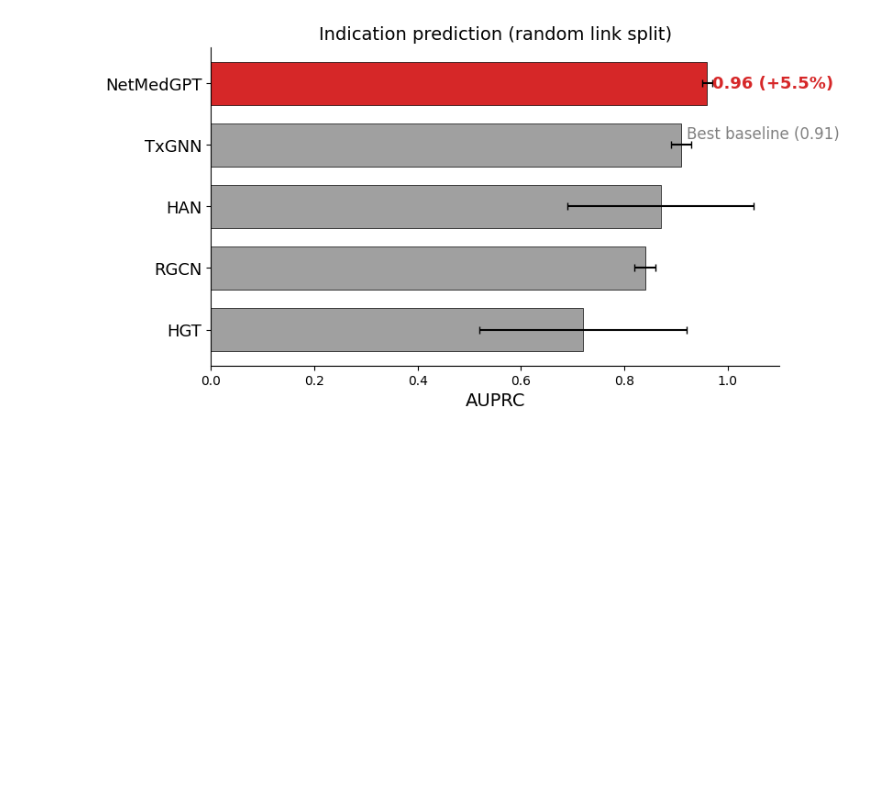
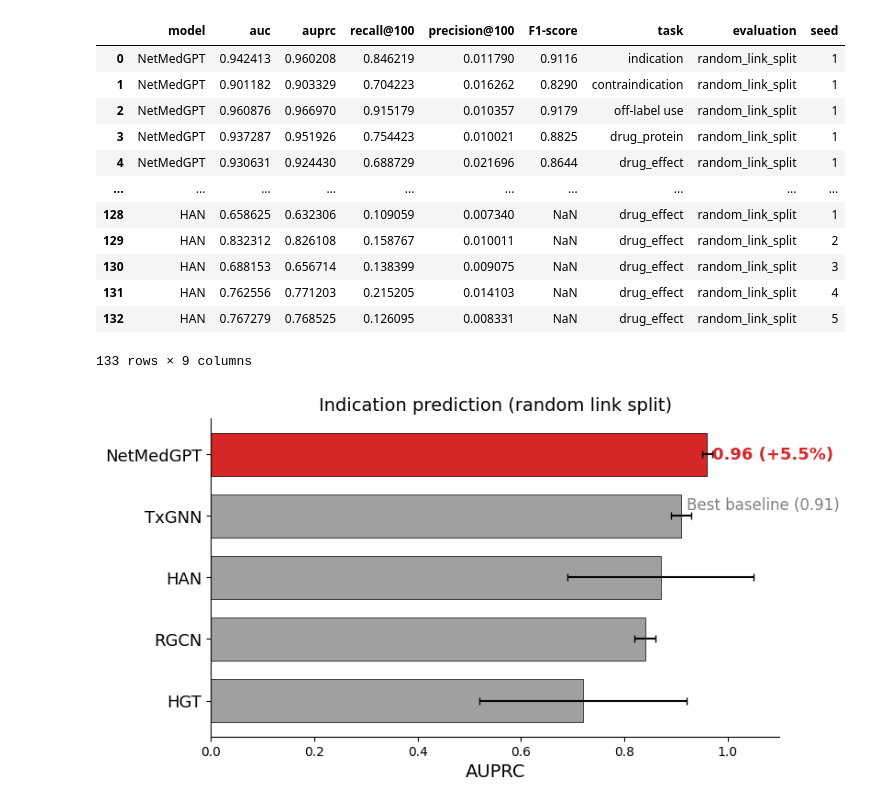
Before and after one commit to faren-f/NetMedGPT, a Jupyter notebook: reproduce_plots/reproduce_plots.ipynb, the cells around one changed output. Cells and saved outputs as stored; diff of their text form; code cells hidden in the pictures; blank space fills up the shorter version.

```diff
--- a/reproduce_plots/reproduce_plots.ipynb
+++ b/reproduce_plots/reproduce_plots.ipynb
@@ -6,7 +8,21 @@ import matplotlib.pyplot as plt
 # %%
-data_dir = "/home/bbc8731/NetMedGPT/reproduce_plots/results/"
-mfahgn_dir = "/home/bbc8731/MFAHGN/MFAHGN/ADR_comparison/results/netmedgpt_results.json"
-graphformerdti_dir = "/home/bbc8731/GraphormerDTI/comparison_results/MFAHGN/ADR_comparison/results/netmedgpt_results.json"
+data_dir = "../reproduce_plots/results/"
+all_results = pd.read_csv(os.path.join(data_dir, "all_results.csv"))
+all_results
+# %% [output]
+|  | model | auc | auprc | recall@100 | precision@100 | F1-score | task | evaluation | seed |
+| 0 | NetMedGPT | 0.942413 | 0.960208 | 0.846219 | 0.011790 | 0.9116 | indication | random_link_split | 1 |
+| 1 | NetMedGPT | 0.901182 | 0.903329 | 0.704223 | 0.016262 | 0.8290 | contraindication | random_link_split | 1 |
+| 2 | NetMedGPT | 0.960876 | 0.966970 | 0.915179 | 0.010357 | 0.9179 | off-label use | random_link_split | 1 |
+| 3 | NetMedGPT | 0.937287 | 0.951926 | 0.754423 | 0.010021 | 0.8825 | drug_protein | random_link_split | 1 |
+| 4 | NetMedGPT | 0.930631 | 0.924430 | 0.688729 | 0.021696 | 0.8644 | drug_effect | random_link_split | 1 |
+| ... | ... | ... | ... | ... | ... | ... | ... | ... | ... |
+| 128 | HAN | 0.658625 | 0.632306 | 0.109059 | 0.007340 | NaN | drug_effect | random_link_split | 1 |
+| 129 | HAN | 0.832312 | 0.826108 | 0.158767 | 0.010011 | NaN | drug_effect | random_link_split | 2 |
+| 130 | HAN | 0.688153 | 0.656714 | 0.138399 | 0.009075 | NaN | drug_effect | random_link_split | 3 |
+| 131 | HAN | 0.762556 | 0.771203 | 0.215205 | 0.014103 | NaN | drug_effect | random_link_split | 4 |
+| 132 | HAN | 0.767279 | 0.768525 | 0.126095 | 0.008331 | NaN | drug_effect | random_link_split | 5 |
+133 rows × 9 columns
 # %%
 # read TxGNN and its baseline results
 txgnn_results = pd.read_csv(os.path.join(data_dir, "result_more_metrics.csv"))
```
Also changed, not shown: parts of 8 cells of this notebook, 15 other files.
